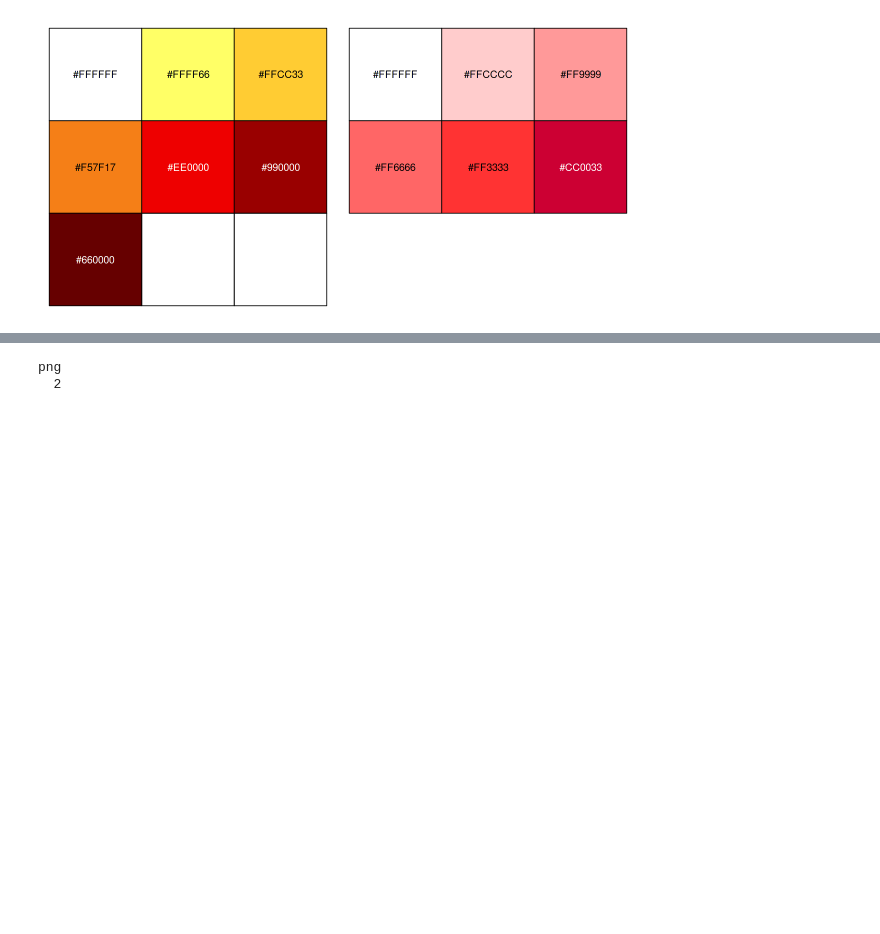
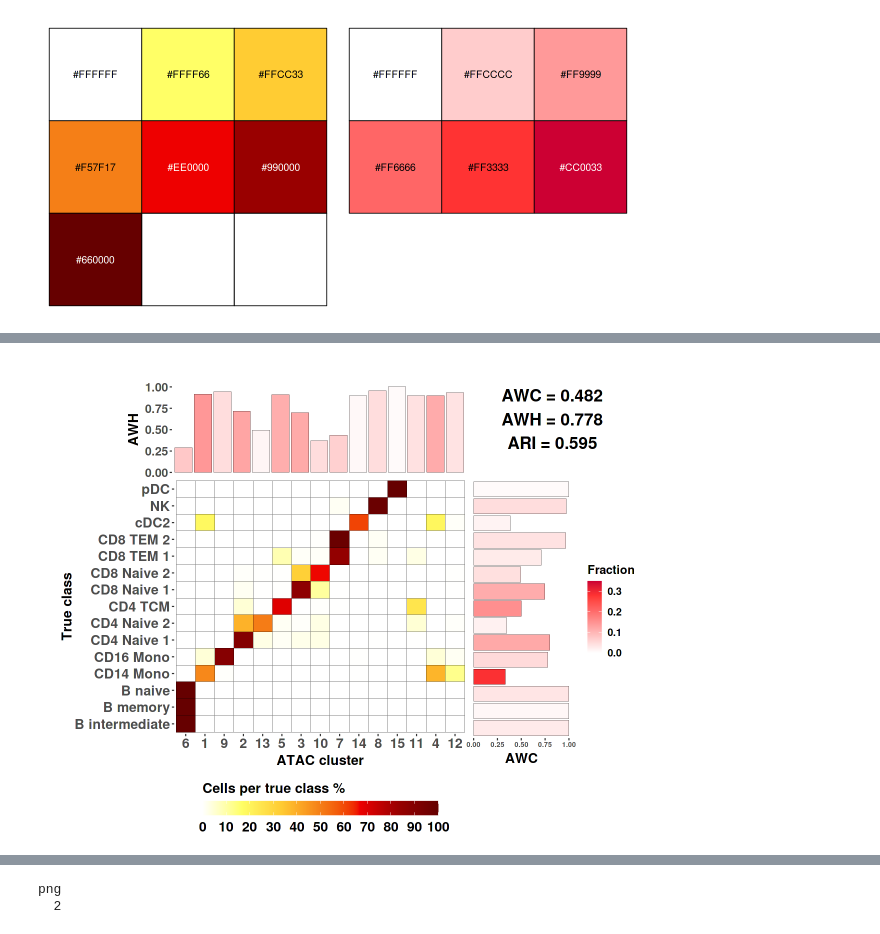
Before and after one commit to RoseYuan/metric_paper, a Jupyter notebook: Figures/partition_real_life_examples/partition_real_life_examples.ipynb, the cells around one changed output, grey strips where cells are left out. Cells and saved outputs as stored; diff of their text form; code cells hidden in the pictures; blank space fills up the shorter version.

```diff
--- a/Figures/partition_real_life_examples/partition_real_life_examples.ipynb
+++ b/Figures/partition_real_life_examples/partition_real_life_examples.ipynb
@@ -50 +47,19 @@ p2
+# %%
+# check if the value of a,b,c is appropriate
+options(repr.plot.width=10, repr.plot.height=8)
+
+clustering_file <- '../../partition_real_life_examples/PBMC_SnapATAC_ndim15_r0.45.tsv'
+ground_truth_file <- '../../partition_real_life_examples/PBMC_ground_truth.tsv'
+
+df_label <- read.table(clustering_file, header = T, sep="\t", comment.char = "")
+df_ground_truth <- read.table(ground_truth_file, header = T, sep="\t", comment.char = "")
+
+df <- merge(df_label, df_ground_truth, by="barcode")
+ground_truth <- as.factor(df$ground_truth)
+clusterings <- as.factor(df$clusterings)
+
+p3 <- cross_table_plot(ground_truth, clusterings, a=2, b=3.8, c=3.1, m=0, n=0.35)
+p3
+# %% [output]
+[figure, added]
 # %%
```
Also changed, not shown: parts of 4 cells of this notebook, 4 other files.
